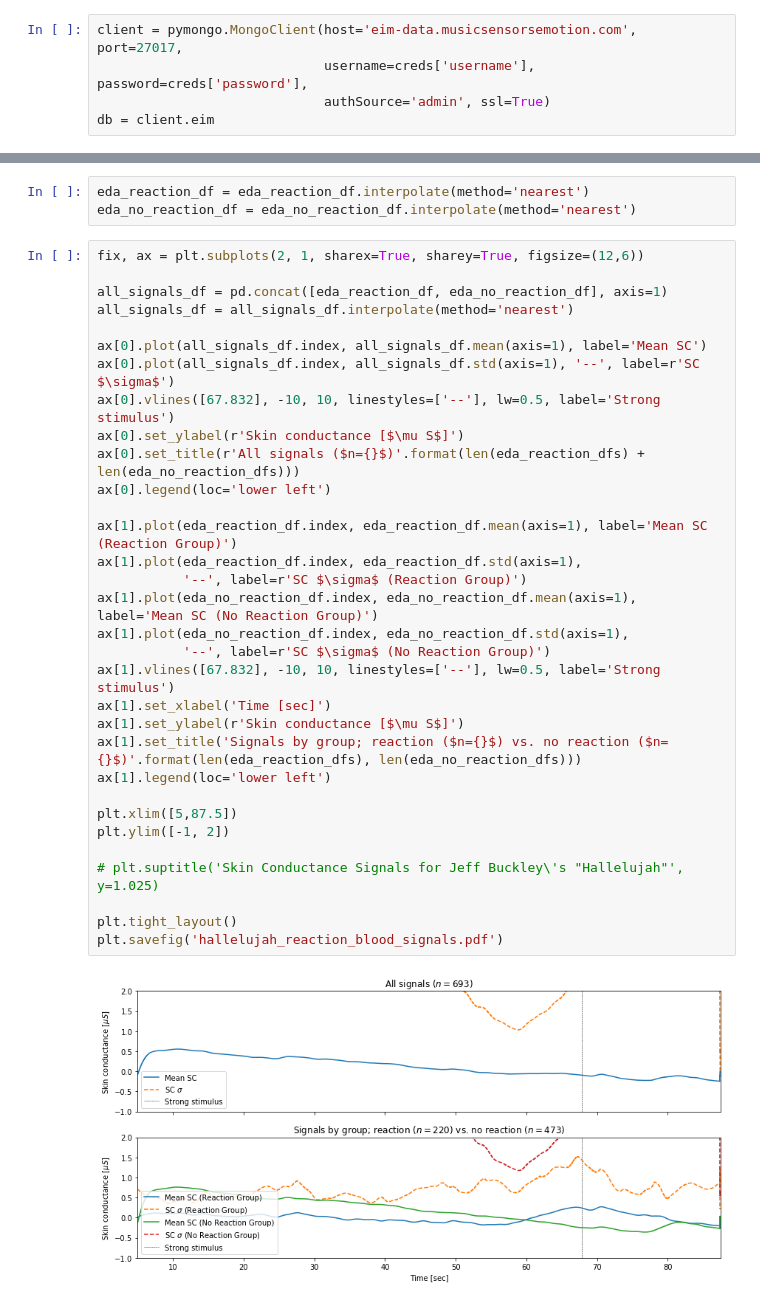
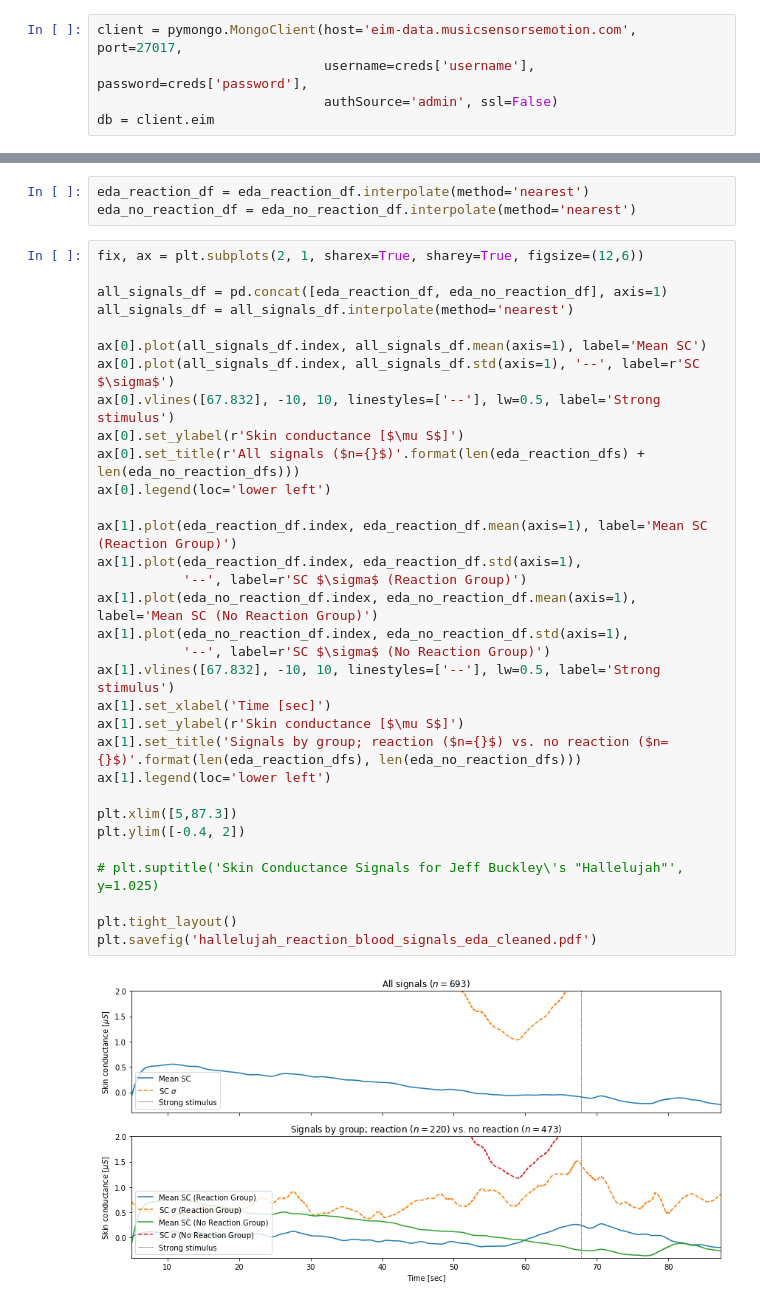
Before and after one commit to brennon/eim-analysis, a Jupyter notebook: Hallelujah_Effect/miscellaneous/aggregate-sc-signals/aggregate-sc-signals-blood.ipynb, the cells around one changed output, grey strips where cells are left out. Drawn from its saved outputs; the diff is of its cells as text.

```diff
--- a/Hallelujah_Effect/miscellaneous/aggregate-sc-signals/aggregate-sc-signals-blood.ipynb
+++ b/Hallelujah_Effect/miscellaneous/aggregate-sc-signals/aggregate-sc-signals-blood.ipynb
@@ -23,7 +23,7 @@ with open(creds_path, 'r') as stream:
 # %%
 client = pymongo.MongoClient(host='eim-data.musicsensorsemotion.com', port=27017,
                              username=creds['username'], password=creds['password'],
-                             authSource='admin', ssl=True)
+                             authSource='admin', ssl=False)
 db = client.eim
 # %%
 data_root = Path('../../neural_nets/fastai/data')
@@ -114,34 +121,34 @@ eda_no_reaction_df = eda_no_reaction_df.interpolate(method='nearest')
 # %%
 fix, ax = plt.subplots(2, 1, sharex=True, sharey=True, figsize=(12,6))
 
 all_signals_df = pd.concat([eda_reaction_df, eda_no_reaction_df], axis=1)
 all_signals_df = all_signals_df.interpolate(method='nearest')
 
 ax[0].plot(all_signals_df.index, all_signals_df.mean(axis=1), label='Mean SC')
 ax[0].plot(all_signals_df.index, all_signals_df.std(axis=1), '--', label=r'SC $\sigma$')
 ax[0].vlines([67.832], -10, 10, linestyles=['--'], lw=0.5, label='Strong stimulus')
 ax[0].set_ylabel(r'Skin conductance [$\mu S$]')
 ax[0].set_title(r'All signals ($n={}$)'.format(len(eda_reaction_dfs) + len(eda_no_reaction_dfs)))
 ax[0].legend(loc='lower left')
 
 ax[1].plot(eda_reaction_df.index, eda_reaction_df.mean(axis=1), label='Mean SC (Reaction Group)')
 ax[1].plot(eda_reaction_df.index, eda_reaction_df.std(axis=1),
            '--', label=r'SC $\sigma$ (Reaction Group)')
 ax[1].plot(eda_no_reaction_df.index, eda_no_reaction_df.mean(axis=1), label='Mean SC (No Reaction Group)')
 ax[1].plot(eda_no_reaction_df.index, eda_no_reaction_df.std(axis=1),
            '--', label=r'SC $\sigma$ (No Reaction Group)')
 ax[1].vlines([67.832], -10, 10, linestyles=['--'], lw=0.5, label='Strong stimulus')
 ax[1].set_xlabel('Time [sec]')
 ax[1].set_ylabel(r'Skin conductance [$\mu S$]')
 ax[1].set_title('Signals by group; reaction ($n={}$) vs. no reaction ($n={}$)'.format(len(eda_reaction_dfs), len(eda_no_reaction_dfs)))
 ax[1].legend(loc='lower left')
 
-plt.xlim([5,87.5])
-plt.ylim([-1, 2])
+plt.xlim([5,87.3])
+plt.ylim([-0.4, 2])
 
 # plt.suptitle('Skin Conductance Signals for Jeff Buckley\'s "Hallelujah"', y=1.025)
 
 plt.tight_layout()
-plt.savefig('hallelujah_reaction_blood_signals.pdf')
+plt.savefig('hallelujah_reaction_blood_signals_eda_cleaned.pdf')
 # %% [output]
-[figure, old version]
+[figure, new version]
```
Also changed, not shown: parts of 1 cell of this notebook, 13 other files.
